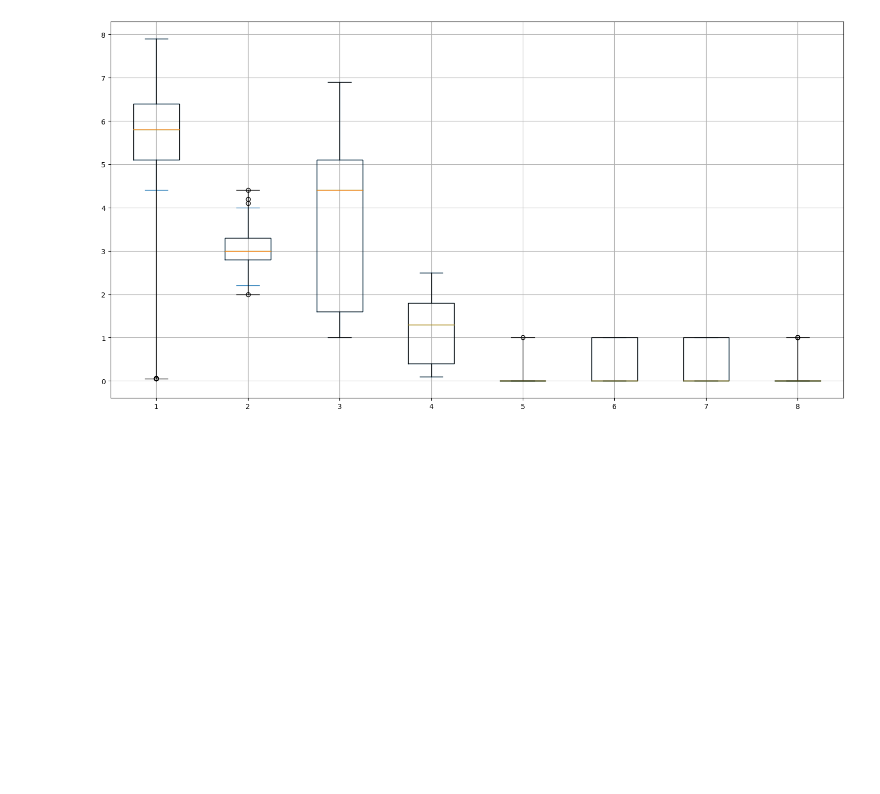
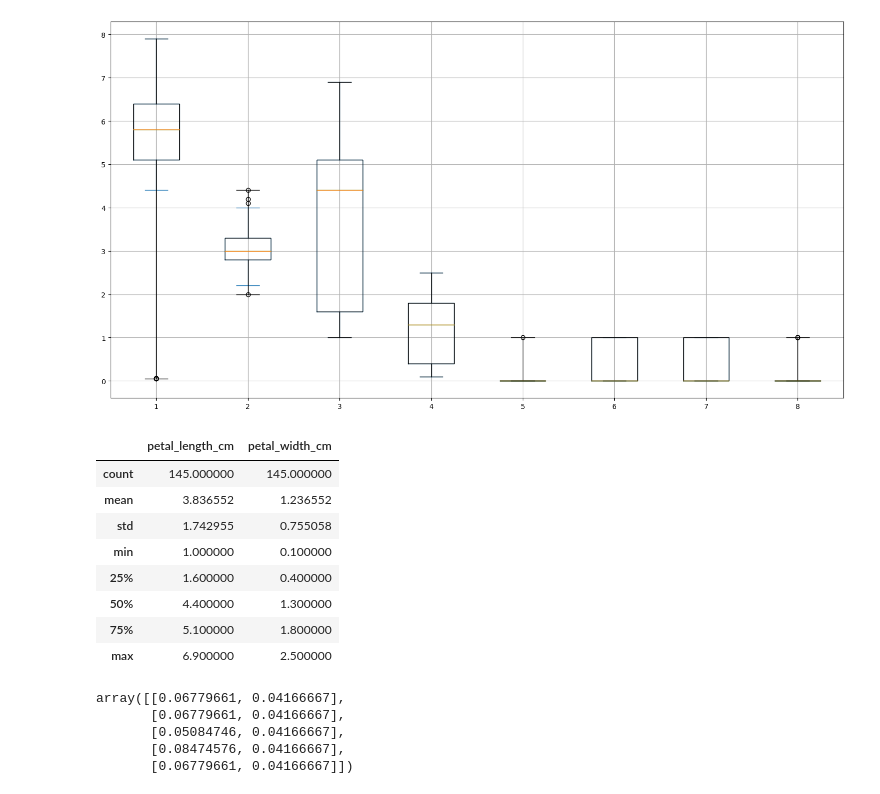
Before and after one commit to Louruiz89/dataptmad0223_labs, a Jupyter notebook: module-3/data-cleaning-challenge/data-cleaning-challenge.ipynb, the cells around one changed output. Cells and saved outputs as stored; diff of their text form; code cells hidden in the pictures; blank space fills up the shorter version.

```diff
--- a/module-3/data-cleaning-challenge/data-cleaning-challenge.ipynb
+++ b/module-3/data-cleaning-challenge/data-cleaning-challenge.ipynb
@@ -153,0 +138,23 @@ scaled_df.describe()
+# %%
+sample_data = df_clean[['petal_length_cm', 'petal_width_cm']]
+sample_data.describe()
+# %% [output]
+|  | petal_length_cm | petal_width_cm |
+| count | 145.000000 | 145.000000 |
+| mean | 3.836552 | 1.236552 |
+| std | 1.742955 | 0.755058 |
+| min | 1.000000 | 0.100000 |
+| 25% | 1.600000 | 0.400000 |
+| 50% | 4.400000 | 1.300000 |
+| 75% | 5.100000 | 1.800000 |
+| max | 6.900000 | 2.500000 |
+# %%
+scaler = MinMaxScaler()
+scaled_data = scaler.fit_transform(sample_data)
+scaled_data[:5]
+# %% [output]
+array([[0.06779661, 0.04166667],
+       [0.06779661, 0.04166667],
+       [0.05084746, 0.04166667],
+       [0.08474576, 0.04166667],
+       [0.06779661, 0.04166667]])
```
Also changed, not shown: parts of 6 cells of this notebook, 1 other file.
